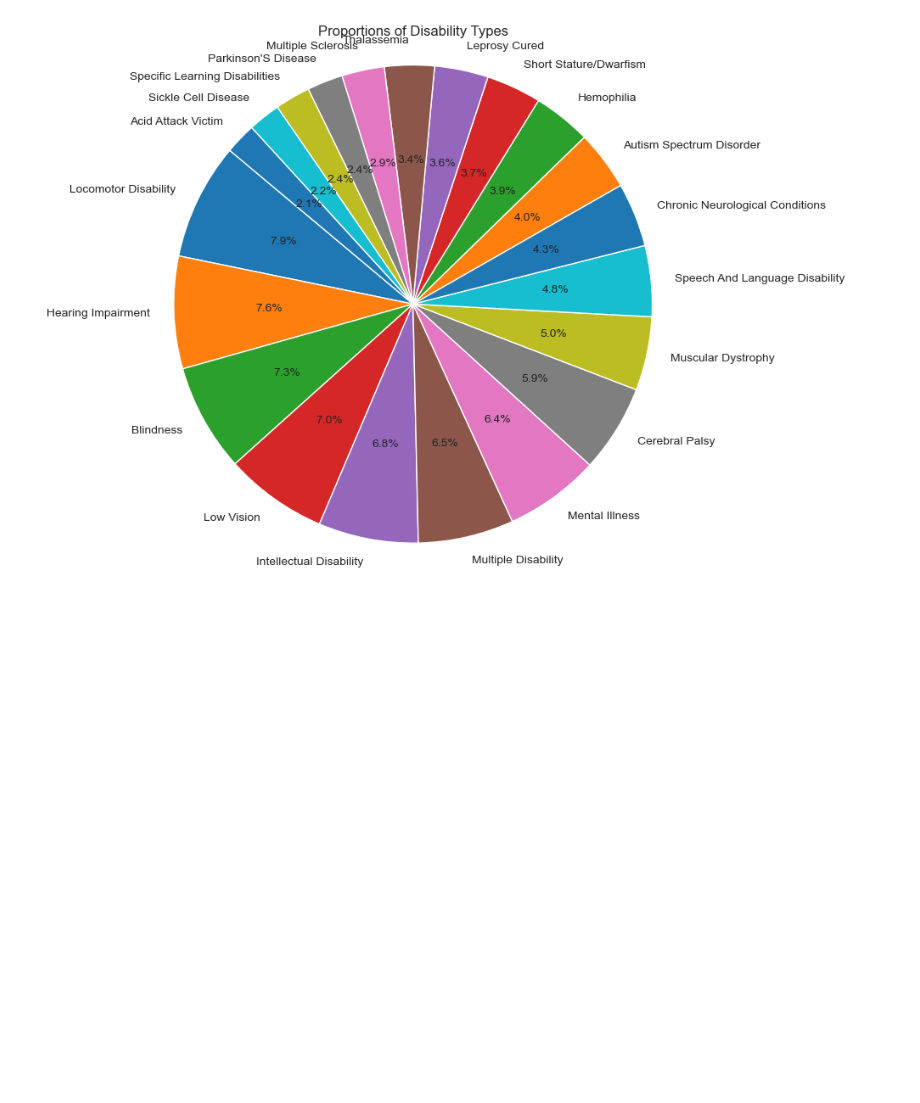
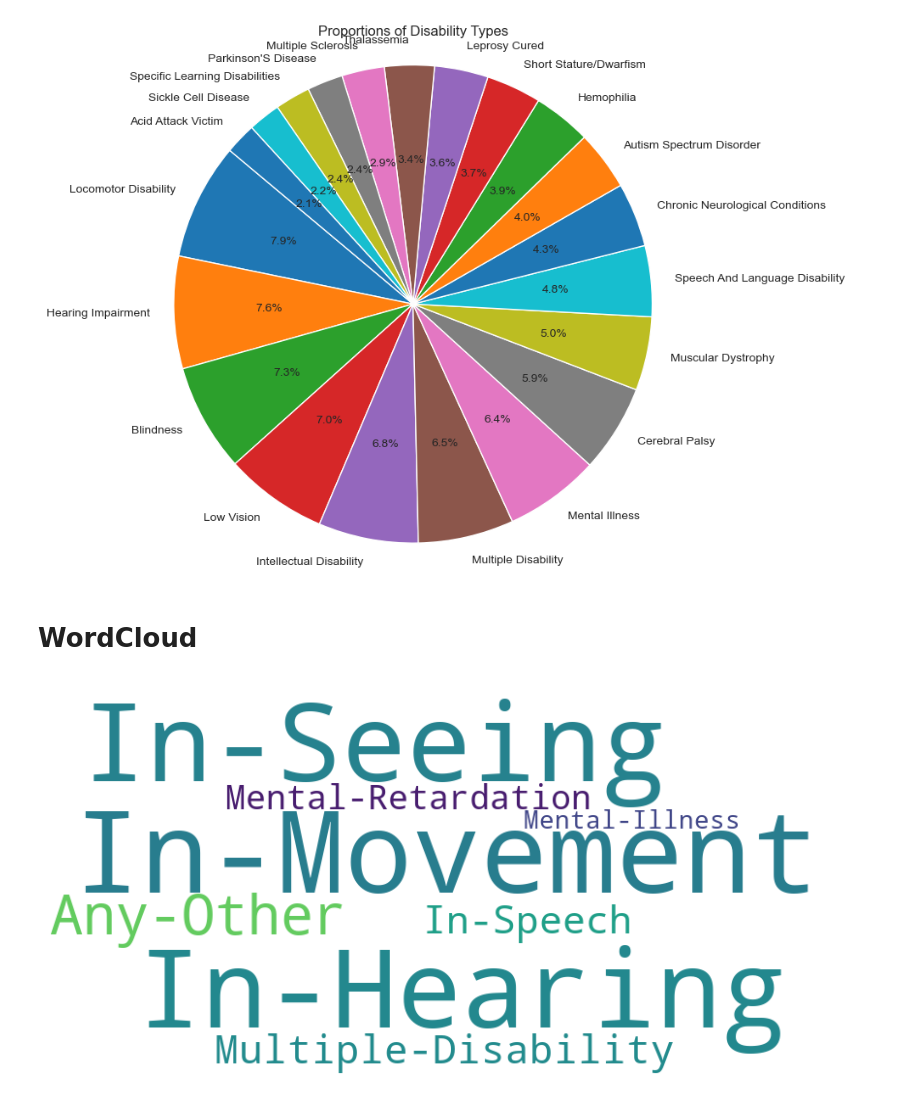
Before and after one commit to shiyaamsunder/bda, a Jupyter notebook: descriptive_analysis.ipynb, the cells around one changed output. Cells and saved outputs as stored; diff of their text form; code cells hidden in the pictures; blank space fills up the shorter version.

Commit message:
added wordcloud

```diff
--- a/descriptive_analysis.ipynb
+++ b/descriptive_analysis.ipynb
@@ -256,3 +256,5 @@ plt.axis('equal')  # Equal aspect ratio ensures that pie is drawn as a circle
 plt.show()
 # %% [output]
 [figure]
+# %% [markdown]
+# WordCloud
@@ -258,0 +267,15 @@ plt.show()
+# %%
+disability_counts = df_a.groupby('Disability')['Total disabled population - Persons'].sum().reset_index()
+
+disability_counts = disability_counts[disability_counts["Disability"]!='Total']
+
+disability_counts
+
+disability_dict = {row['Disability']: row['Total disabled population - Persons'] for index, row in disability_counts.iterrows()}
+wordcloud = WordCloud(width=800, height=400, background_color='white').generate_from_frequencies(disability_dict)
+plt.figure(figsize=(10, 8))
+plt.imshow(wordcloud, interpolation='bilinear')
+plt.axis('off')
+plt.show()
+# %% [output]
+[figure, added]
```
Also changed, not shown: parts of 2 cells of this notebook.
